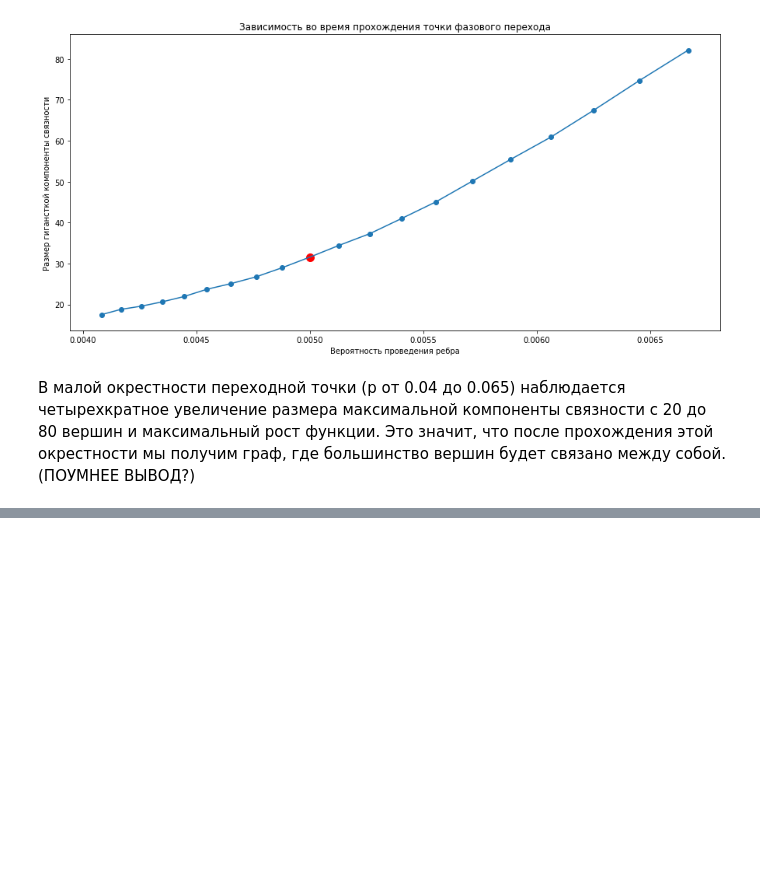
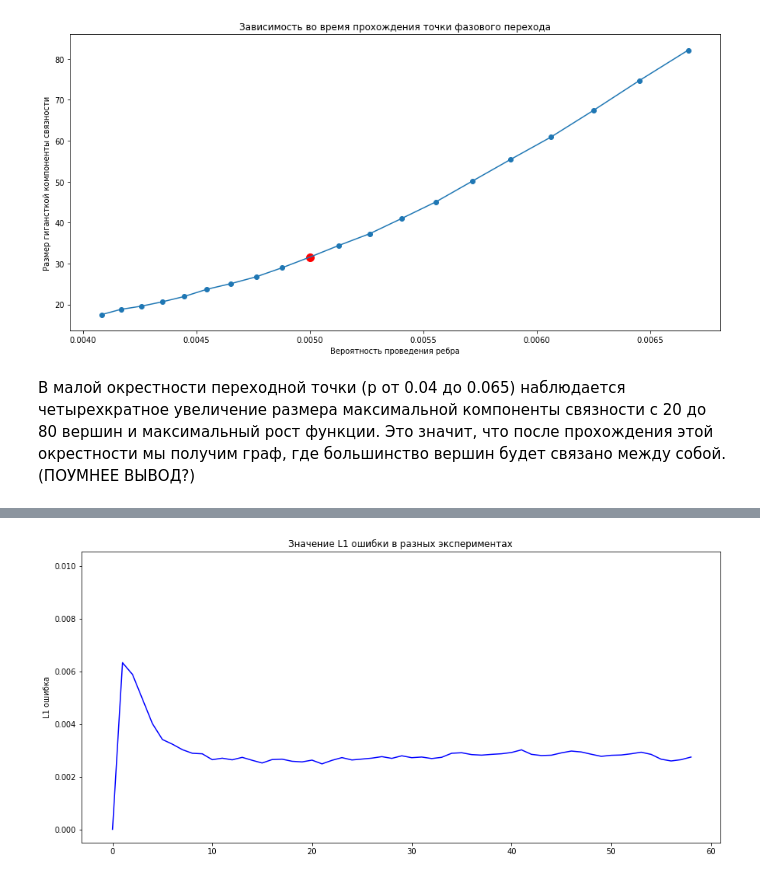
Before and after one commit to MaksimovArtem/NetworksLabs, a Jupyter notebook: Report.ipynb, the cells around one changed output, grey strips where cells are left out. Cells and saved outputs as stored; diff of their text form; code cells hidden in the pictures; blank space fills up the shorter version.

```diff
--- a/Report.ipynb
+++ b/Report.ipynb
@@ -143,0 +272,9 @@ plt.show()
+# %%
+plt.figure(figsize=(15,7))
+plt.plot( [l1 for [_,_,l1,_,] in results], c="b")
+plt.scatter(0,0.01,c='white')
+plt.ylabel("L1 ошибка")
+plt.title("Значение L1 ошибки в разных экспериментах")
+plt.show()
+# %% [output]
+[figure, added]
```
Also changed, not shown: parts of 10 cells of this notebook.
